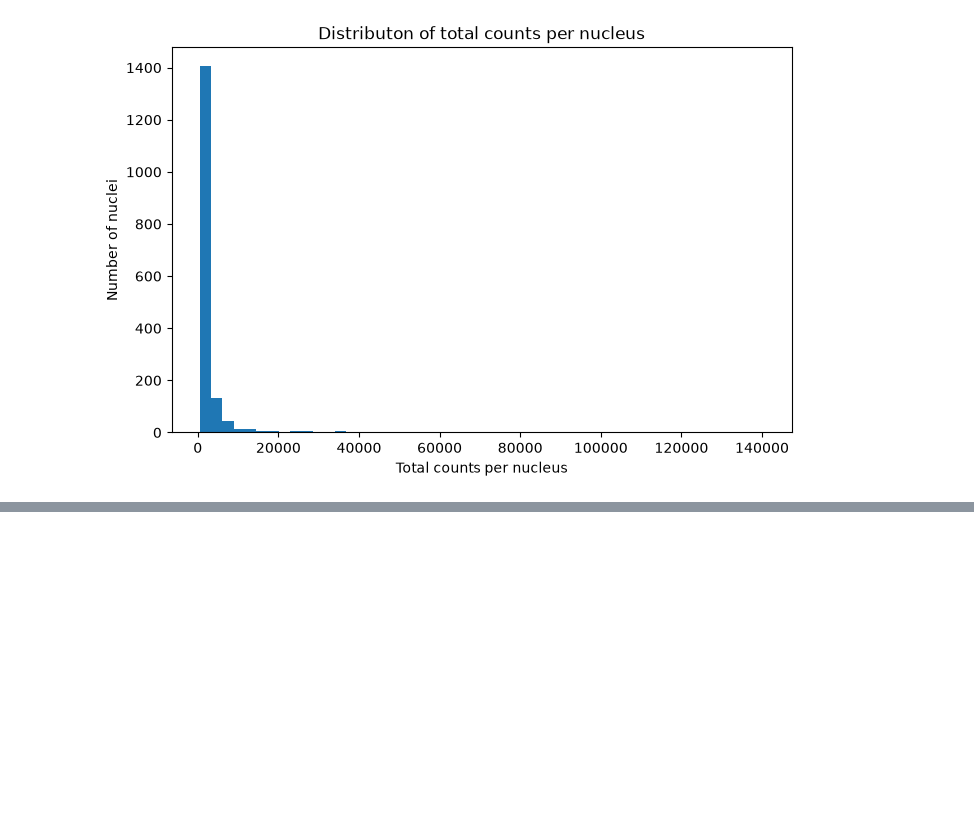
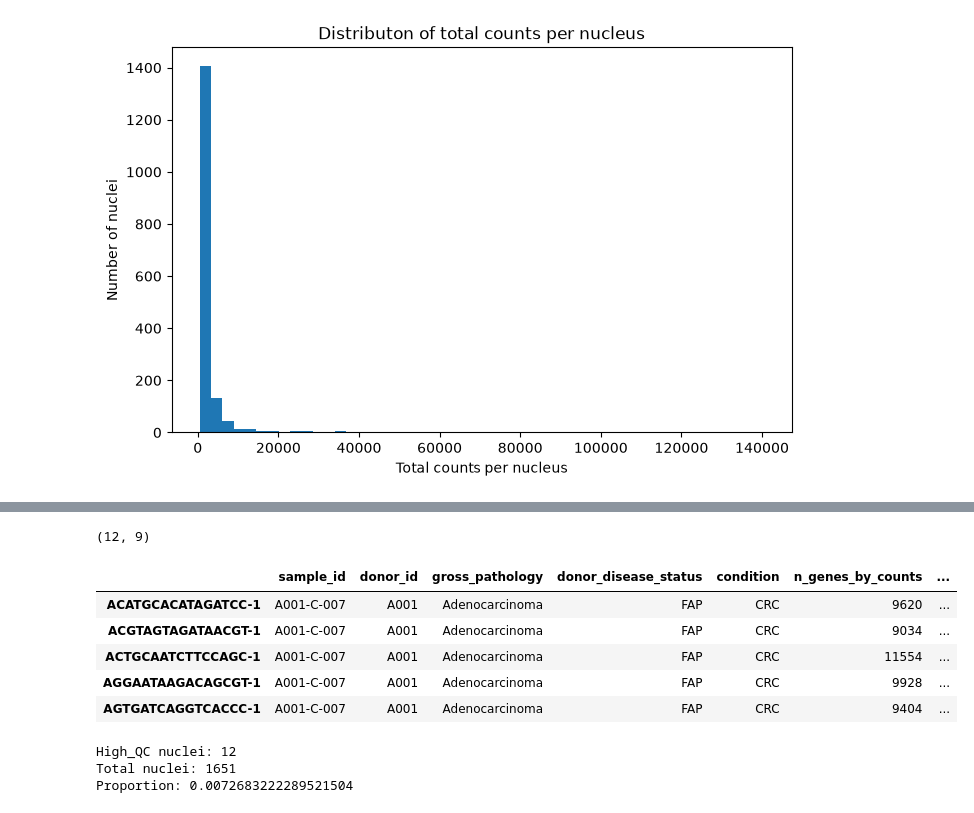
Before and after one commit to panmeng0614-arch/crc-bioai-transition, a Jupyter notebook: notebooks/crc_realdata_day1.ipynb, the cells around one changed output, grey strips where cells are left out. Saved outputs shown, nothing was run; the diff lists cells and outputs as text; code cells hidden in the pictures; blank space fills up the shorter version.

```diff
--- a/notebooks/crc_realdata_day1.ipynb
+++ b/notebooks/crc_realdata_day1.ipynb
@@ -151,0 +227,31 @@ plt.show
+# %%
+high_qc = adata.obs[
+    (adata.obs["n_genes_by_counts"]>5000) &
+    (adata.obs["total_counts"]>40000)
+]
+# %%
+print(high_qc.shape)
+# %% [output]
+(12, 9)
+# %%
+high_qc.head()
+# %% [output]
+|  | sample_id | donor_id | gross_pathology | donor_disease_status | condition | n_genes_by_counts | ... |
+| ACATGCACATAGATCC-1 | A001-C-007 | A001 | Adenocarcinoma | FAP | CRC | 9620 | ... |
+| ACGTAGTAGATAACGT-1 | A001-C-007 | A001 | Adenocarcinoma | FAP | CRC | 9034 | ... |
+| ACTGCAATCTTCCAGC-1 | A001-C-007 | A001 | Adenocarcinoma | FAP | CRC | 11554 | ... |
+| AGGAATAAGACAGCGT-1 | A001-C-007 | A001 | Adenocarcinoma | FAP | CRC | 9928 | ... |
+| AGTGATCAGGTCACCC-1 | A001-C-007 | A001 | Adenocarcinoma | FAP | CRC | 9404 | ... |
+# %%
+n_high = high_qc.shape[0]
+n_total = adata.obs.shape[0]
+
+proportion = n_high / n_total
+
+print("High_QC nuclei:", n_high)
+print("Total nuclei:", n_total)
+print("Proportion:", proportion)
+# %% [output]
+High_QC nuclei: 12
+Total nuclei: 1651
+Proportion: 0.0072683222289521504
```
Also changed, not shown: parts of 5 cells of this notebook, 2 other files.
